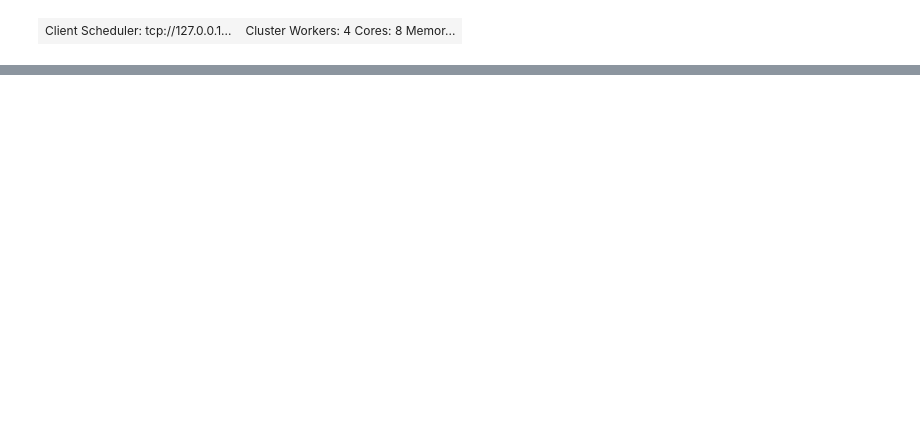
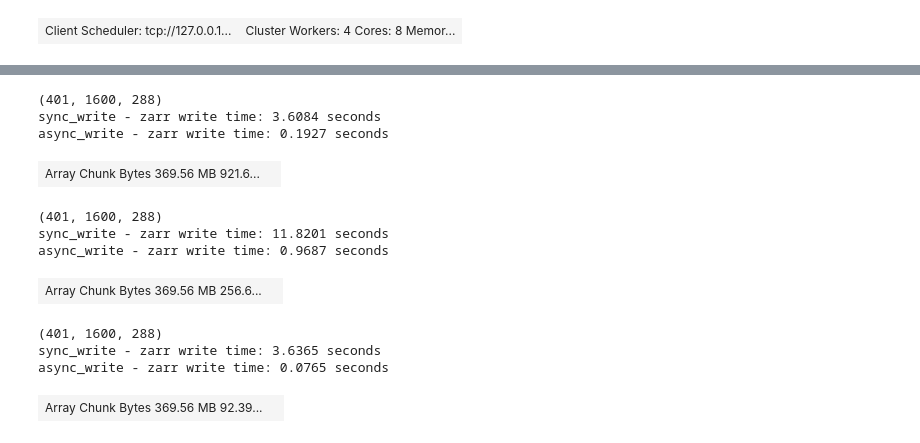
Before and after one commit to irahorecka/lls-pipeline, a Jupyter notebook: Exercises/Dask/chunk_singletif.ipynb, the cells around one changed output, grey strips where cells are left out. Drawn from its saved outputs; the diff is of its cells as text; code cells hidden in the pictures; blank space fills up the shorter version.

Commit message:
add chunk_singletif.ipynb - using different chunk sizes and gauging performance in parallel writing to zarr

```diff
--- a/Exercises/Dask/chunk_singletif.ipynb
+++ b/Exercises/Dask/chunk_singletif.ipynb
@@ -15,4 +15,4 @@ client
 import os
 os.chdir('/Users/irahorecka/Desktop/Harddrive_Desktop/UCB_ABC/LLS_Pipeline/Exercises/Dask')
 # %%
-tif1 = imread('Scan_Iter_0000_CamA_ch0_CAM1_stack0000_488nm_0000000msec_0016966725msecAbs_000x_000y_000z_0000t.tif')
+orig_tif = imread('Scan_Iter_0000_CamA_ch0_CAM1_stack0000_488nm_0000000msec_0016966725msecAbs_000x_000y_000z_0000t.tif')
@@ -74,0 +19,67 @@ print(t1-t0)
+# %%
+import time
+import functools
+
+def zarr_timer(method):
+    @functools.wraps(method)
+    def wrapper(*args, **kwargs):
+        t0 = time.time()
+        method(*args, **kwargs)
+        t1 = time.time()
+        print(f"{method.__name__} - zarr write time: {'%.4f' % float(t1-t0)} seconds")
+    return wrapper
+
+@zarr_timer
+def sync_write(da_file, zarr_name):
+    da_file.to_zarr(zarr_name, compressor=Blosc(cname='zstd', clevel=3, shuffle=Blosc.BITSHUFFLE))
+
+@zarr_timer
+def async_write(da_file, zarr_name):
+    out = da_file.to_zarr(
+        zarr_name, compressor=Blosc(cname='zstd', clevel=3, shuffle=Blosc.BITSHUFFLE), compute=False
+    )
+    fut = client.compute(out)
+# %%
+"""Using a simple, synchronous method of writing to zarr.
+Performance is hindered here.
+Default chunks (401)."""
+
+print(orig_tif.shape)
+sync_write(orig_tif, 'orig_tif_sync.zarr')
+async_write(orig_tif, 'orig_tif_async.zarr')
+orig_tif
+# %% [output]
+(401, 1600, 288)
+sync_write - zarr write time: 3.6084 seconds
+async_write - zarr write time: 0.1927 seconds
+| Array Chunk Bytes 369.56 MB 921.6... |  |
+# %%
+"""Concurrency (asynchronous) when chunking a singel tif file.
+Use dask array to convert to zarr.
+Rechunk to 1440 chunks."""
+
+tif_chunk = orig_tif.rechunk((401,40,8))
+print(tif_chunk.shape)
+sync_write(tif_chunk, 'tif_chunk_sync.zarr')
+async_write(tif_chunk, 'tif_chunk_async.zarr')
+tif_chunk
+# %% [output]
+(401, 1600, 288)
+sync_write - zarr write time: 11.8201 seconds
+async_write - zarr write time: 0.9687 seconds
+| Array Chunk Bytes 369.56 MB 256.6... |  |
+# %%
+"""Concurrency (asynchronous) when chunking a singel tif file.
+Use dask array to convert to zarr.
+Rechunk to 4 chunks."""
+
+tif_chunk_1 = orig_tif.rechunk((401,400,288))
+print(tif_chunk_1.shape)
+sync_write(tif_chunk_1, 'tif_chunk_1_sync.zarr')
+async_write(tif_chunk_1, 'tif_chunk_1_async.zarr')
+tif_chunk_1
+# %% [output]
+(401, 1600, 288)
+sync_write - zarr write time: 3.6365 seconds
+async_write - zarr write time: 0.0765 seconds
+| Array Chunk Bytes 369.56 MB 92.39... |  |
```
Also changed, not shown: parts of 10 cells of this notebook.
